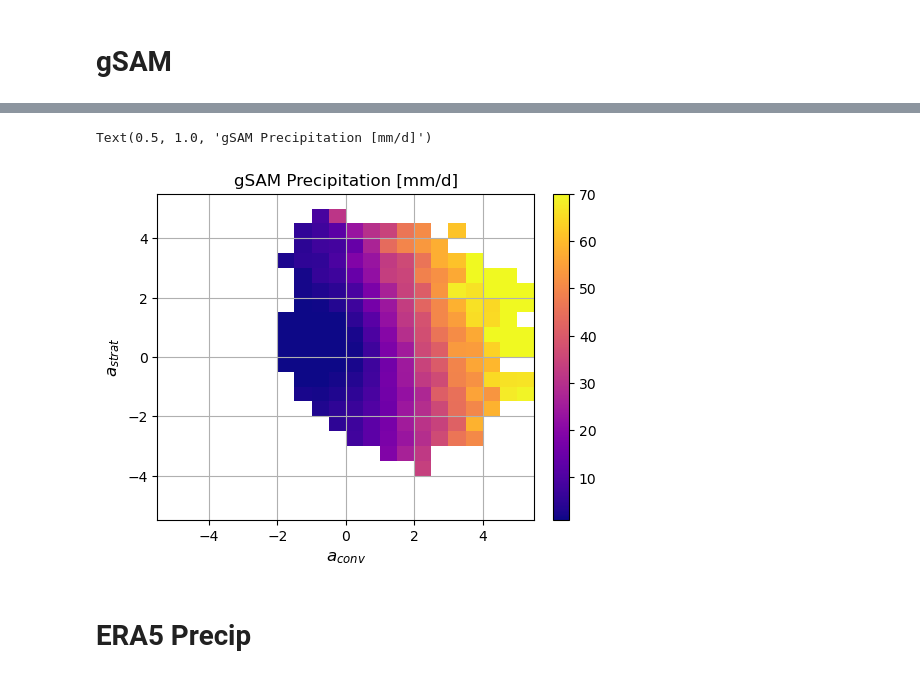
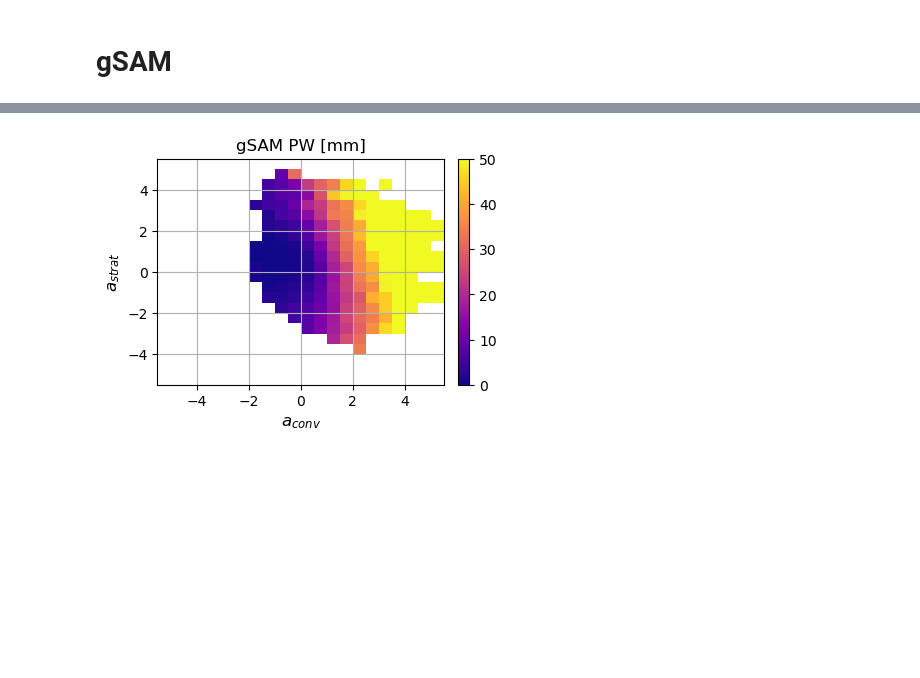
Before and after one commit to pedroanguloumana/scale_interaction_in_gsam, a Jupyter notebook: notebooks/Comparing_Large-Scale_Cloud_Properties.ipynb, the cells around one changed output, grey strips where cells are left out. Cells and saved outputs as stored; diff of their text form; code cells hidden in the pictures; blank space fills up the shorter version.

```diff
--- a/notebooks/Comparing_Large-Scale_Cloud_Properties.ipynb
+++ b/notebooks/Comparing_Large-Scale_Cloud_Properties.ipynb
@@ -14,7 +12,11 @@ The autoreload extension is already loaded. To reload it, use:
 # %%
+# For consistency, make some common formatting as a function and define global constants
+#
 def _format_axis(ax):
     ax.grid()
     ax.set_xlim(-5.5, 5.5)
     ax.set_ylim(-5.5, 5.5)
     ax.set_xlabel(r'$a_{conv}$', fontsize=12)
     ax.set_ylabel(r'$a_{strat}$', fontsize=12)
+
+OBS_CUTOFF = 5
@@ -63,29 +243,25 @@ Text(0.5, 1.0, 'gSAM Precipitable Water [mm]')
 # %%
-
-# Precipitation
+# Preicpitation:
 #
 data_to_bin = data_2d['Prec']
-obs_cutoff = 5
 mean = binned_statistic_2d(
     pcs.sel(mode=2).data.ravel(), # y-coordinate first
     pcs.sel(mode=1).data.ravel(), # x-coordinate seconds
     data_to_bin.data.ravel(),
-    statistic=lambda x: np.nanmean(x) if x.size > obs_cutoff else np.nan,
+    statistic=lambda x: np.nanmean(x) if x.size > OBS_CUTOFF else np.nan,
     bins=[pc_bins, pc_bins]
 ).statistic
-fig, ax = plt.subplots(figsize=(5,4), constrained_layout=True)
+fig, ax = plt.subplots(figsize=(4,3), constrained_layout=True)
 c = ax.pcolormesh(
     xmesh,
     ymesh,
     mean,
-    norm=colors.Normalize(vmin=1, vmax=70),
+    norm=colors.Normalize(vmin=0, vmax=50),
     cmap=plt.cm.plasma.copy()
 )
 _format_axis(ax)
 fig.colorbar(c)
-ax.set_title(f'gSAM Precipitation [mm/d]')
+ax.set_title(f'gSAM PW [mm]')
+save_figure(fig, 'gsam_precip.pdf')
 # %% [output]
-Text(0.5, 1.0, 'gSAM Precipitation [mm/d]')
-[figure, old version]
+[figure, new version]
-# %% [markdown]
-# ERA5 Precip
```
Also changed, not shown: parts of 18 cells of this notebook, 14 other files.
